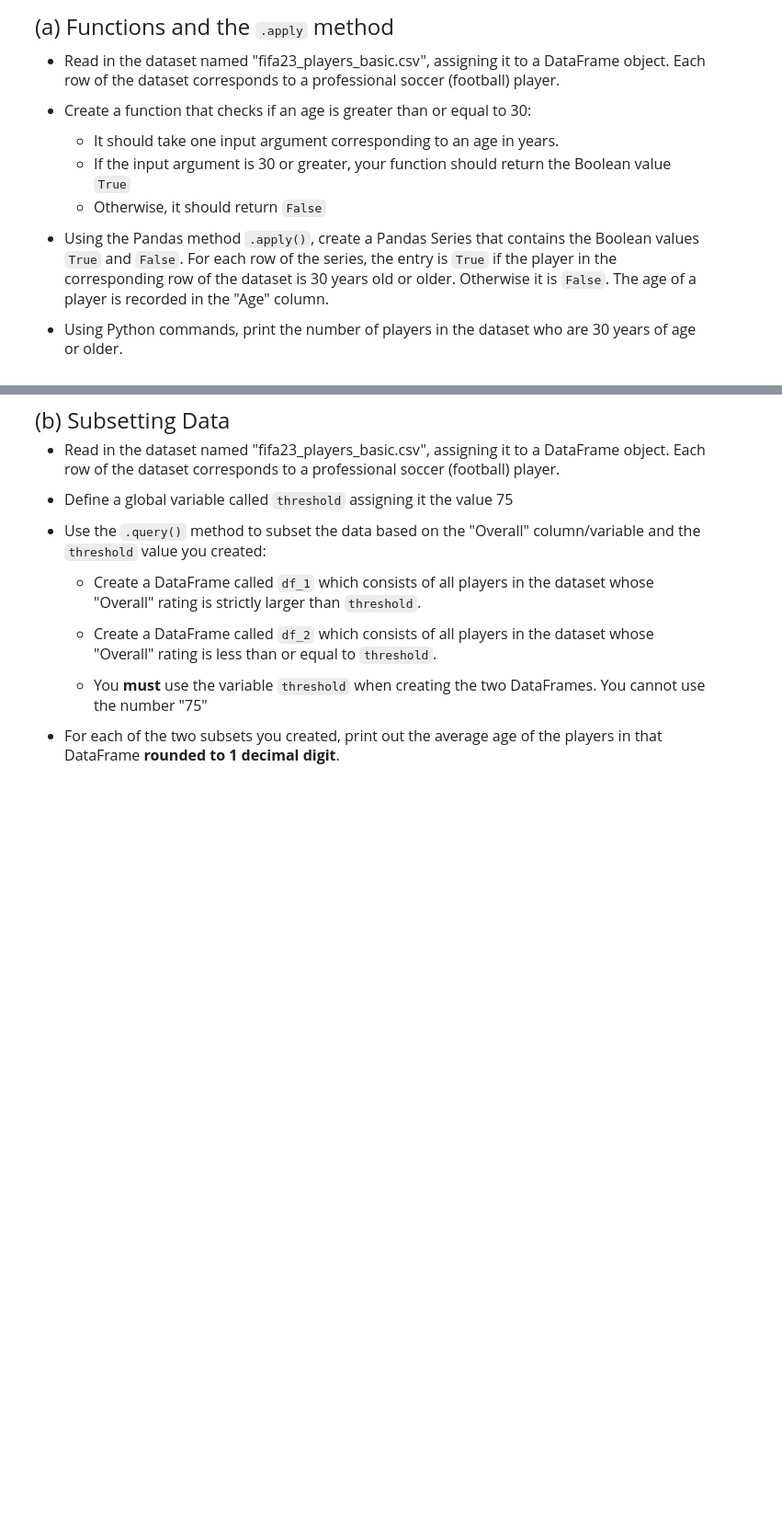
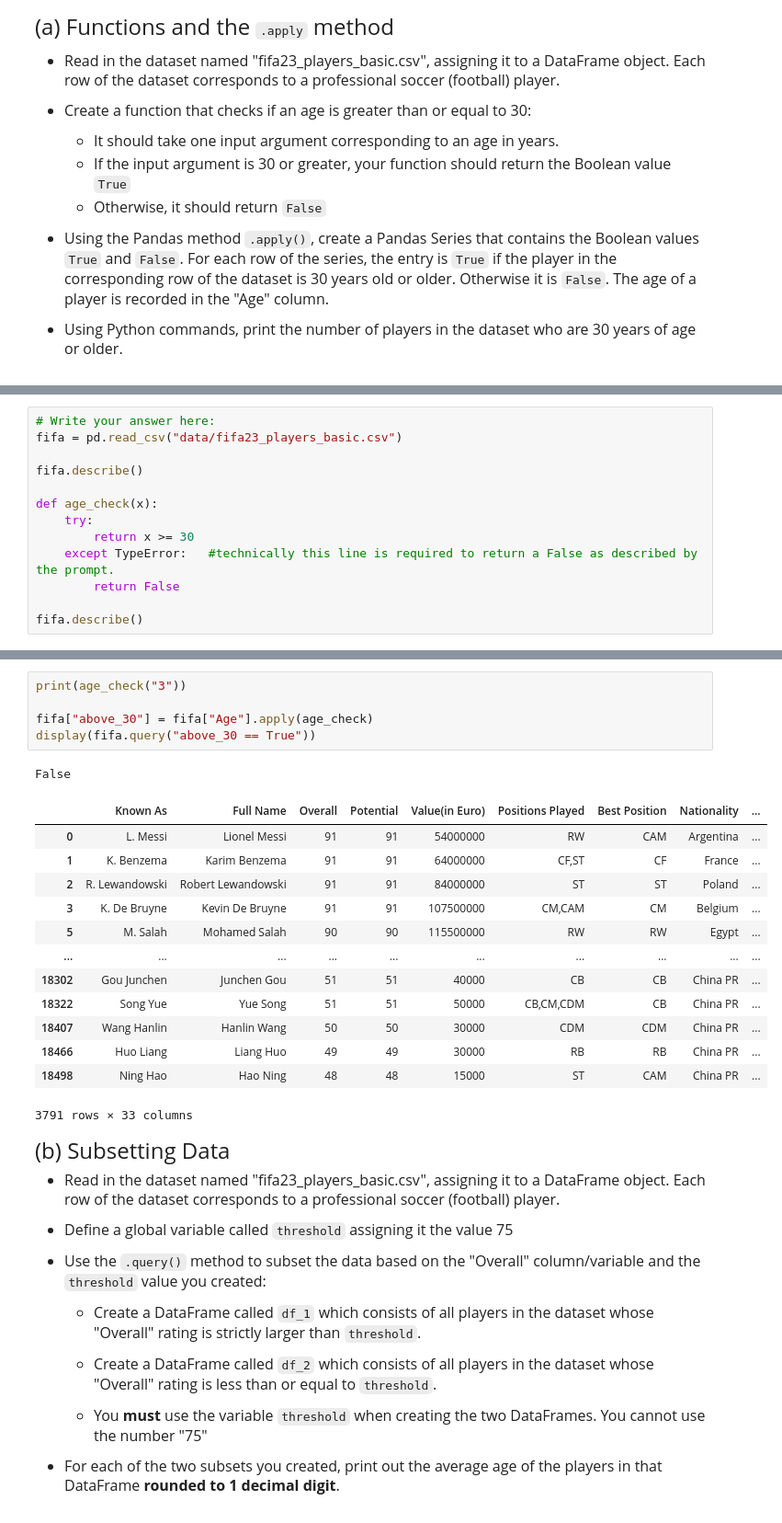
Before and after one commit to Derek-FG/datasci151fall2026, a Jupyter notebook: _assignments/assignment_7/Assignment7.ipynb, the cells around one changed output, grey strips where cells are left out. Shown at 92% size. Saved outputs shown, nothing was run; the diff lists cells and outputs as text; blank space fills up the shorter version.

```diff
--- a/_assignments/assignment_7/Assignment7.ipynb
+++ b/_assignments/assignment_7/Assignment7.ipynb
@@ -45,0 +44,13 @@ import matplotlib.pyplot as plt
+# %%
+# Write your answer here:
+fifa = pd.read_csv("data/fifa23_players_basic.csv")
+
+fifa.describe()
+
+def age_check(x):
+    try:
+        return x >= 30
+    except TypeError:   #technically this line is required to return a False as described by the prompt.
+        return False
+
+fifa.describe()
@@ -46,3 +67,23 @@ import matplotlib.pyplot as plt
+# %%
+print(age_check("3"))
+
+fifa["above_30"] = fifa["Age"].apply(age_check)
+display(fifa.query("above_30 == True"))
+# %% [output]
+False
+|  | Known As | Full Name | Overall | Potential | Value(in Euro) | Positions Played | Best Position | Nationality | ... |
+| 0 | L. Messi | Lionel Messi | 91 | 91 | 54000000 | RW | CAM | Argentina | ... |
+| 1 | K. Benzema | Karim Benzema | 91 | 91 | 64000000 | CF,ST | CF | France | ... |
+| 2 | R. Lewandowski | Robert Lewandowski | 91 | 91 | 84000000 | ST | ST | Poland | ... |
+| 3 | K. De Bruyne | Kevin De Bruyne | 91 | 91 | 107500000 | CM,CAM | CM | Belgium | ... |
+| 5 | M. Salah | Mohamed Salah | 90 | 90 | 115500000 | RW | RW | Egypt | ... |
+| ... | ... | ... | ... | ... | ... | ... | ... | ... | ... |
+| 18302 | Gou Junchen | Junchen Gou | 51 | 51 | 40000 | CB | CB | China PR | ... |
+| 18322 | Song Yue | Yue Song | 51 | 51 | 50000 | CB,CM,CDM | CB | China PR | ... |
+| 18407 | Wang Hanlin | Hanlin Wang | 50 | 50 | 30000 | CDM | CDM | China PR | ... |
+| 18466 | Huo Liang | Liang Huo | 49 | 49 | 30000 | RB | RB | China PR | ... |
+| 18498 | Ning Hao | Hao Ning | 48 | 48 | 15000 | ST | CAM | China PR | ... |
+3791 rows × 33 columns
 # %% [markdown]
 <font size = "5">
 
```
Also changed, not shown: parts of 10 cells of this notebook, 2 other files.
